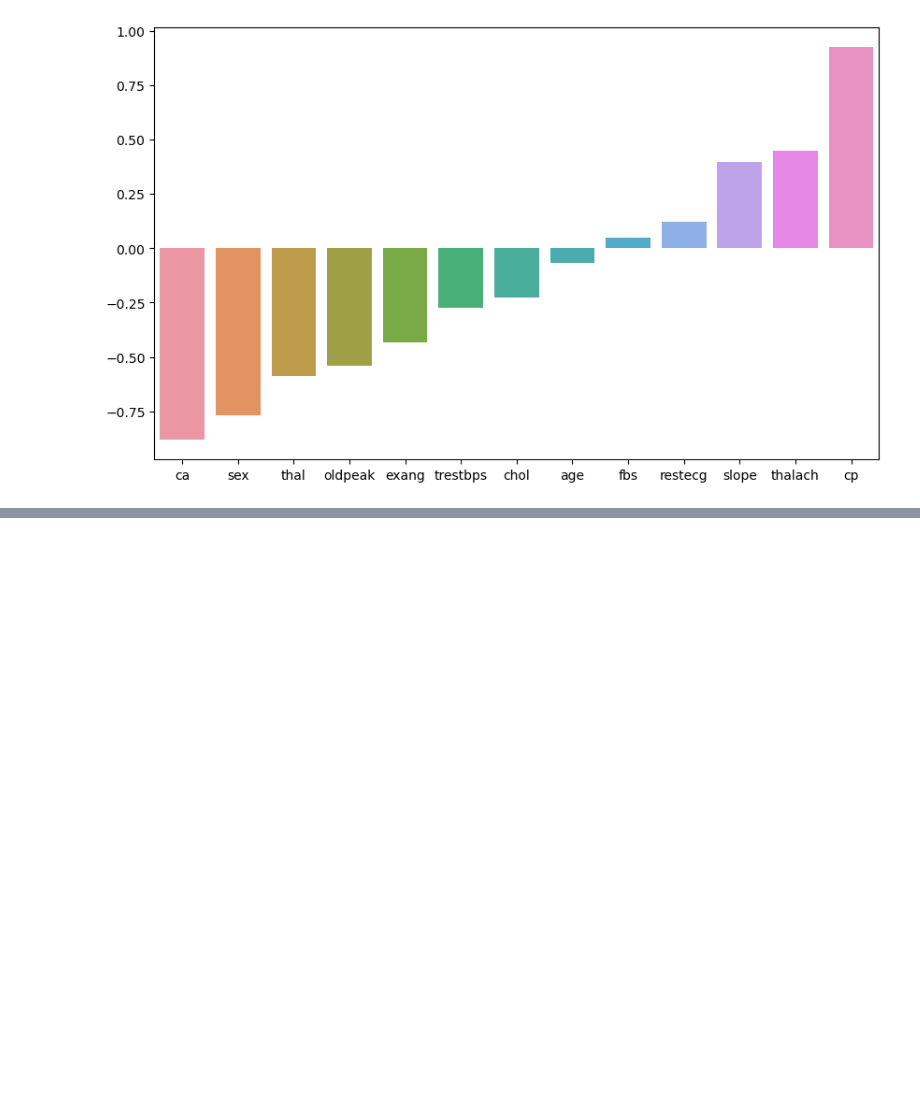
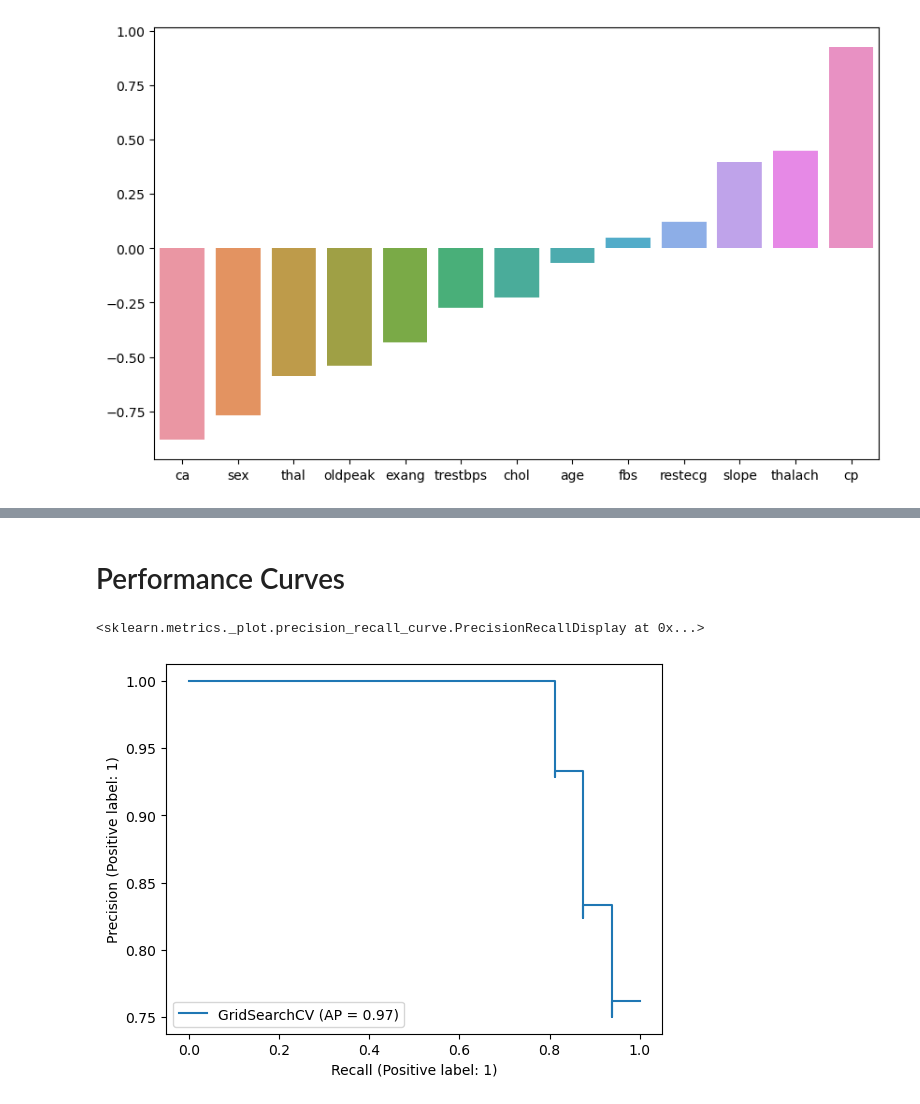
Before and after one commit to NadeemDin/ML-Logistic-Regression, a Jupyter notebook: Heart disease classification model.ipynb, the cells around one changed output, grey strips where cells are left out. Drawn from its saved outputs; the diff is of its cells as text; code cells hidden in the pictures; blank space fills up the shorter version.

```diff
--- a/Heart disease classification model.ipynb
+++ b/Heart disease classification model.ipynb
@@ -331,0 +359,2 @@ sns.barplot(x=coefs.index,y=coefs.values);
+# %% [markdown]
+# Performance Curves
@@ -331,0 +363,5 @@ sns.barplot(x=coefs.index,y=coefs.values);
+# %%
+plot_precision_recall_curve(estimator=grid_model,X=scaled_X_test,y=y_test)
+# %% [output]
+<sklearn.metrics._plot.precision_recall_curve.PrecisionRecallDisplay at 0x...>
+[figure, added]
```
Also changed, not shown: parts of 14 cells of this notebook.
